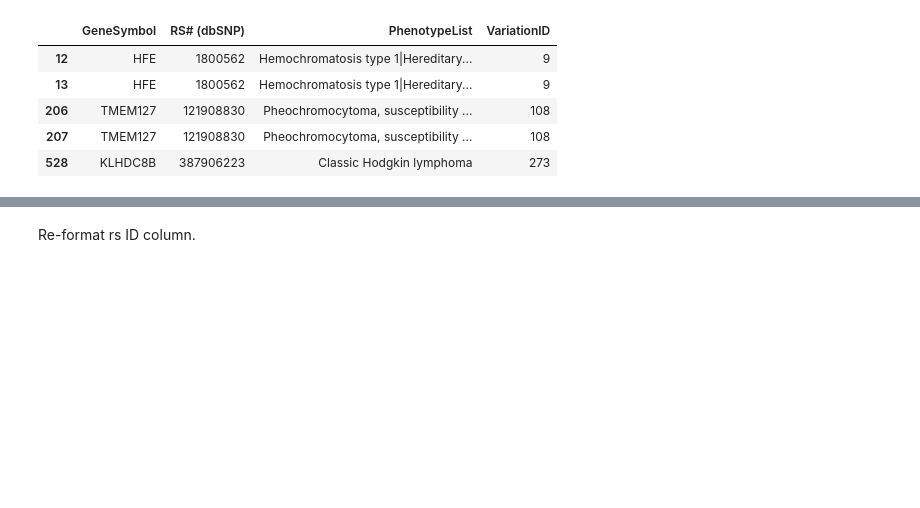
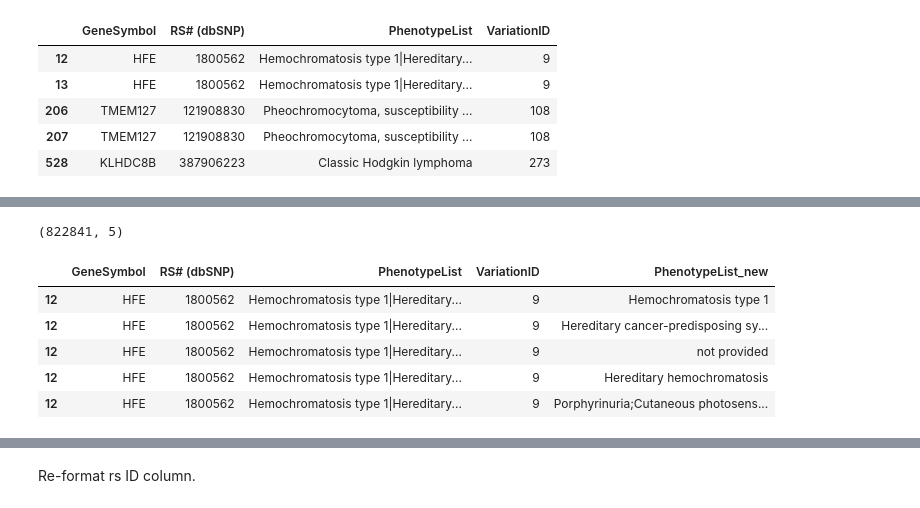
Before and after one commit to clinical-biomarkers/biomarker-partnership, a Jupyter notebook: src/clinvar.ipynb, the cells around one changed output, grey strips where cells are left out. Cells and saved outputs as stored; diff of their text form; code cells hidden in the pictures; blank space fills up the shorter version.

```diff
--- a/src/clinvar.ipynb
+++ b/src/clinvar.ipynb
@@ -110,0 +123,13 @@ clinvar_raw.head()
+# %%
+# explode phenotype list new
+clinvar_raw = clinvar_raw.explode('PhenotypeList_new')
+print(clinvar_raw.shape)
+clinvar_raw.head()
+# %% [output]
+(822841, 5)
+|  | GeneSymbol | RS# (dbSNP) | PhenotypeList | VariationID | PhenotypeList_new |
+| 12 | HFE | 1800562 | Hemochromatosis type 1|Hereditary... | 9 | Hemochromatosis type 1 |
+| 12 | HFE | 1800562 | Hemochromatosis type 1|Hereditary... | 9 | Hereditary cancer-predisposing sy... |
+| 12 | HFE | 1800562 | Hemochromatosis type 1|Hereditary... | 9 | not provided |
+| 12 | HFE | 1800562 | Hemochromatosis type 1|Hereditary... | 9 | Hereditary hemochromatosis |
+| 12 | HFE | 1800562 | Hemochromatosis type 1|Hereditary... | 9 | Porphyrinuria;Cutaneous photosens... |
```
Also changed, not shown: parts of 17 cells of this notebook.
